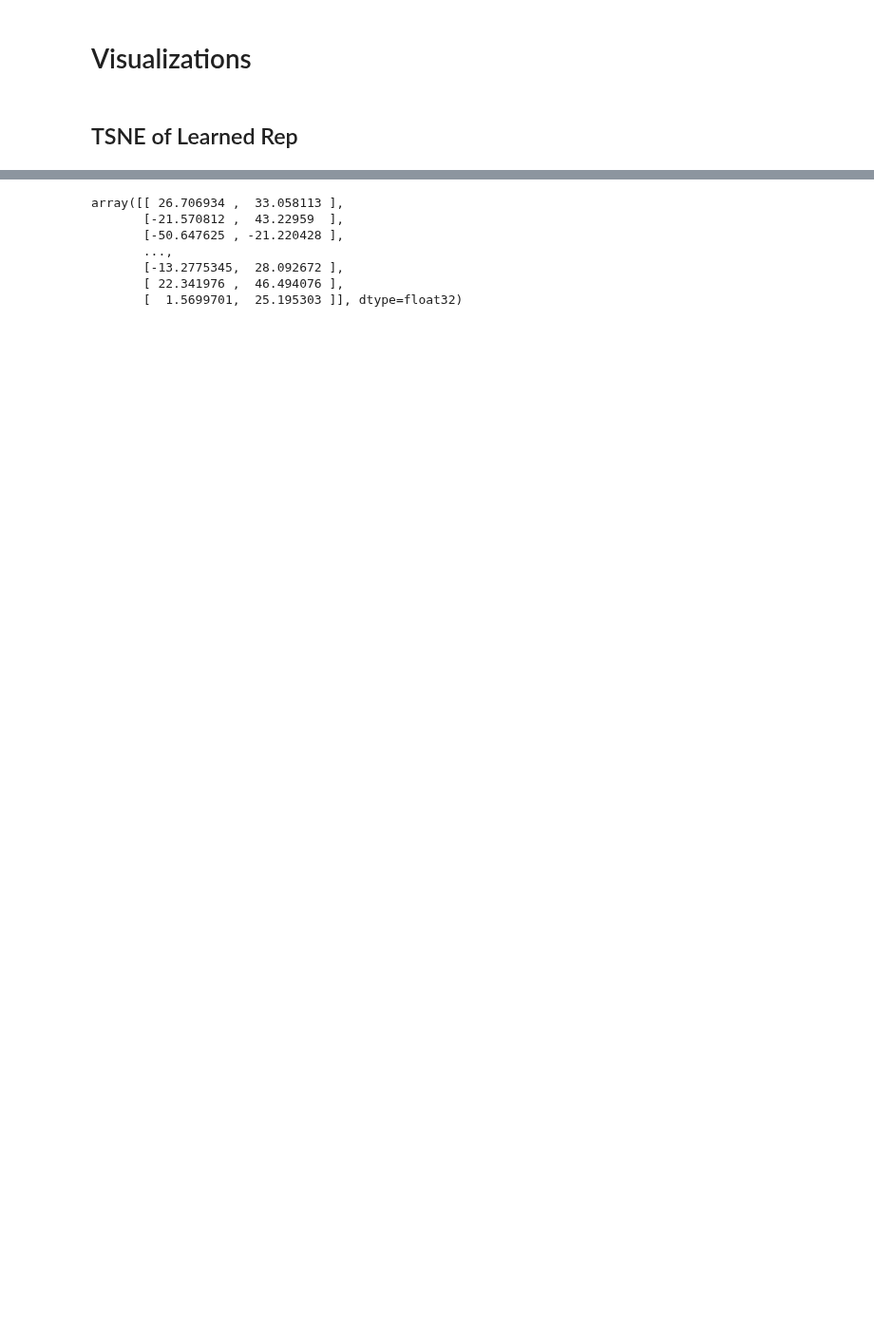
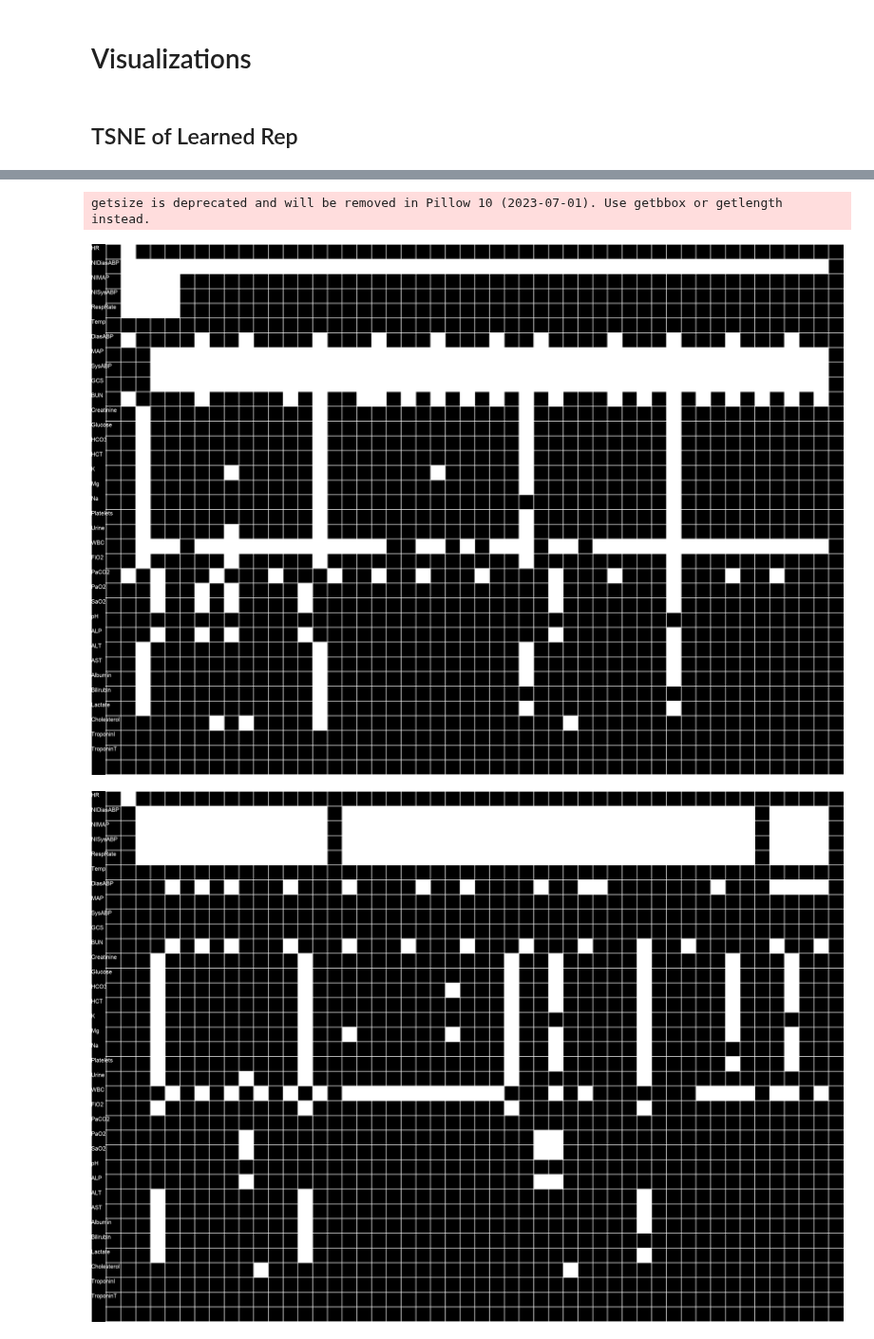
Before and after one commit to hojjatkarami/tedam2, a Jupyter notebook: vis_tsne.ipynb, the cells around one changed output, grey strips where cells are left out. Shown at 95% size. Saved outputs shown, nothing was run; the diff lists cells and outputs as text; code cells hidden in the pictures; blank space fills up the shorter version.

```diff
--- a/vis_tsne.ipynb
+++ b/vis_tsne.ipynb
@@ -249,26 +393,26 @@ event_type_list = out['event_type_list']
 # %%
-event_type_list[0].shape
-non_pad_mask_list[0].shape
+# event_type_list[0].shape
+# non_pad_mask_list[0].shape
 
-num_marks = event_type_list[0].shape[-1]
+# num_marks = event_type_list[0].shape[-1]
 
 
-res = list()
+# res = list()
 
-for event_type, non_pad_mask in zip(event_type_list,non_pad_mask_list):
+# for event_type, non_pad_mask in zip(event_type_list,non_pad_mask_list):
 
-    temp = torch.unbind(event_type,0)
-    lens = non_pad_mask.sum(1).long()
+#     temp = torch.unbind(event_type,0)
+#     lens = non_pad_mask.sum(1).long()
 
-    for i,x in enumerate(temp):
-        res.append( x[:lens[i],:].cpu().numpy().astype(np.uint8).transpose()*255 )
+#     for i,x in enumerate(temp):
+#         res.append( x[:lens[i],:].cpu().numpy().astype(np.uint8).transpose() )
 
 
 
 
-    # idd = non_pad_mask.sum(1).long()-1
-    # idd = idd[:,None,None].repeat(1,1,num_marks)
+#     # idd = non_pad_mask.sum(1).long()-1
+#     # idd = idd[:,None,None].repeat(1,1,num_marks)
 
-    # torch.gather(event_type,1,idd).squeeze().shape
+#     # torch.gather(event_type,1,idd).squeeze().shape
 
-len(res)
+# len(res)
@@ -514,10 +652,15 @@ if __name__ == "__main__":
-# %%
-X_tsne
-# %% [output]
-array([[ 26.706934 ,  33.058113 ],
-       [-21.570812 ,  43.22959  ],
-       [-50.647625 , -21.220428 ],
-       ...,
-       [-13.2775345,  28.092672 ],
-       [ 22.341976 ,  46.494076 ],
-       [  1.5699701,  25.195303 ]], dtype=float32)
+# %%
+
+
+iii=[193,648,983]
+
+for ii in iii:
+    im_matrix = res[ii]
+    row_labels = opt.dict_map_states.keys()
+    im_url = binary_matrix_to_image(im_matrix, row_labels=row_labels, grid_size=50, border_size=2, label_size=20)
+
+    im_url
+# %% [output]
+getsize is deprecated and will be removed in Pillow 10 (2023-07-01). Use getbbox or getlength instead.
+[figure, added]
+[figure, added]
```
Also changed, not shown: parts of 16 cells of this notebook, 3 other files.
